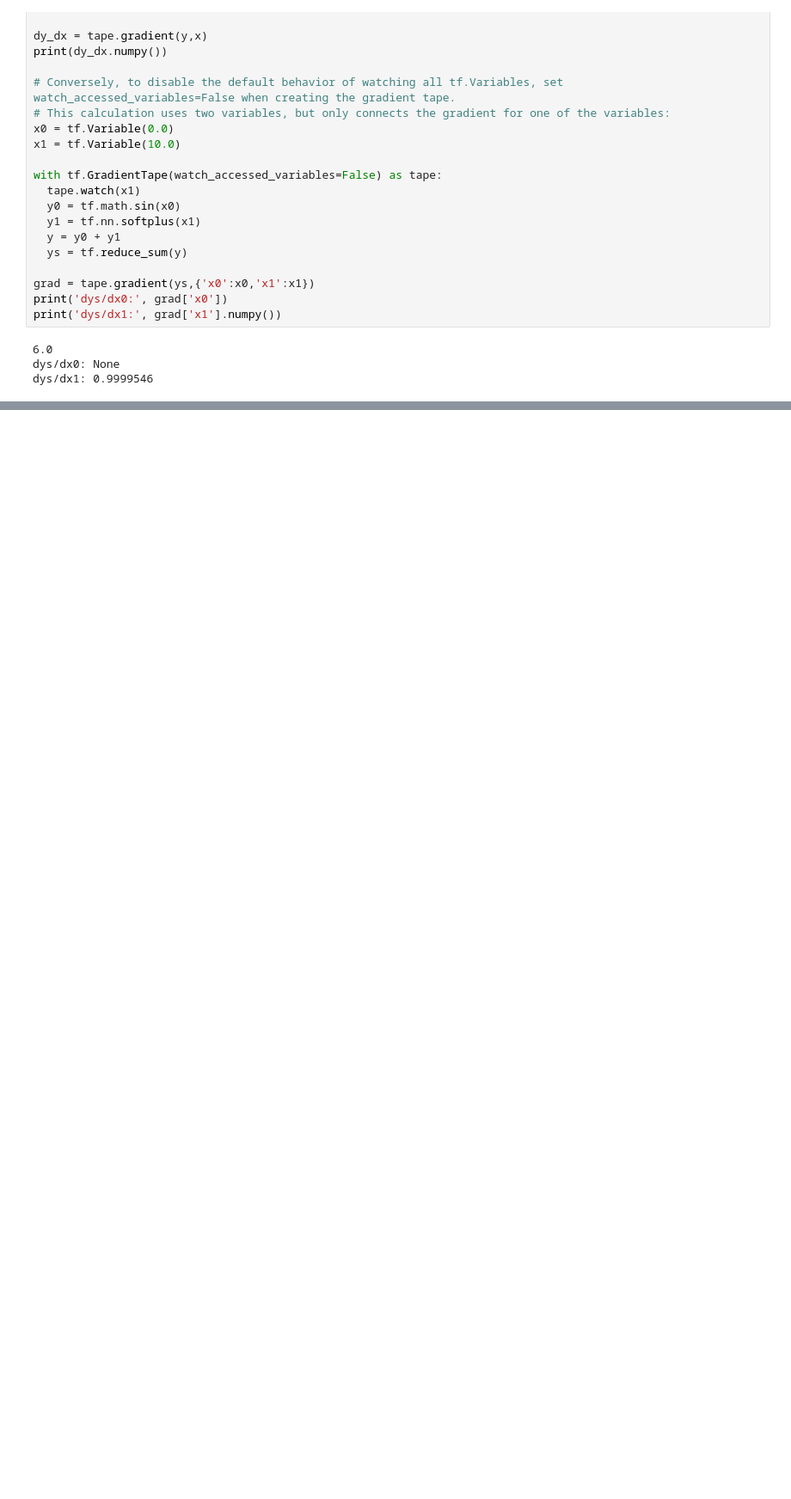
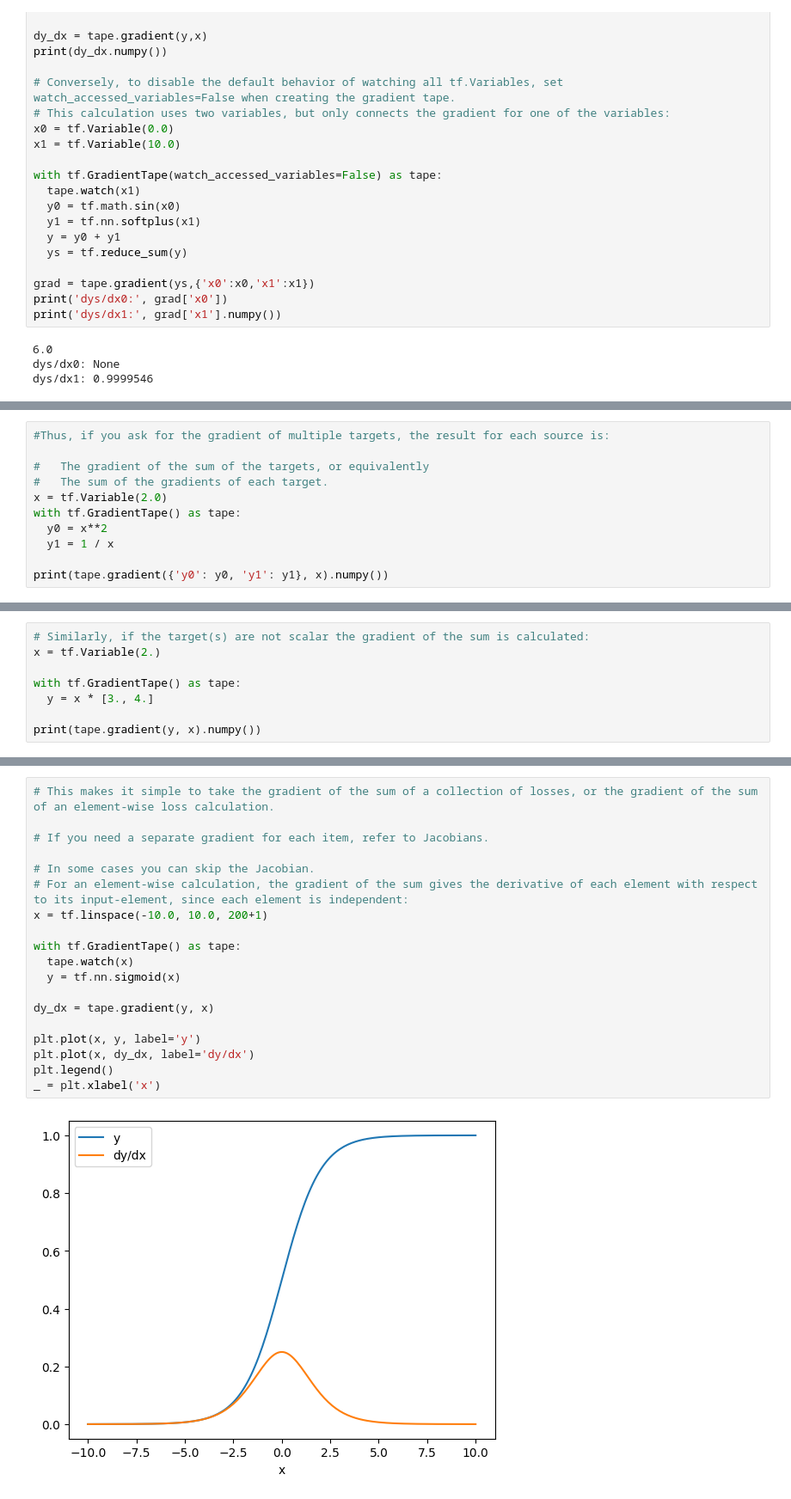
Before and after one commit to jami-sk/Deep_Learning, a Jupyter notebook: tensorflow/00-FirstStep/03-Tensorflow-Automatic-gradients.ipynb, the cells around one changed output, grey strips where cells are left out. Shown: that part at 86% size. Cells and saved outputs as stored; diff of their text form; blank space fills up the shorter version.

Commit message:
Tensorflow-Auto-Gradients

```diff
--- a/tensorflow/00-FirstStep/03-Tensorflow-Automatic-gradients.ipynb
+++ b/tensorflow/00-FirstStep/03-Tensorflow-Automatic-gradients.ipynb
@@ -119,0 +183,11 @@ dys/dx1: 0.9999546
+# %%
+#Thus, if you ask for the gradient of multiple targets, the result for each source is:
+
+#   The gradient of the sum of the targets, or equivalently
+#   The sum of the gradients of each target.
+x = tf.Variable(2.0)
+with tf.GradientTape() as tape:
+  y0 = x**2
+  y1 = 1 / x
+
+print(tape.gradient({'y0': y0, 'y1': y1}, x).numpy())
@@ -119,0 +196,8 @@ dys/dx1: 0.9999546
+# %%
+# Similarly, if the target(s) are not scalar the gradient of the sum is calculated:
+x = tf.Variable(2.)
+
+with tf.GradientTape() as tape:
+  y = x * [3., 4.]
+
+print(tape.gradient(y, x).numpy())
@@ -119,0 +206,21 @@ dys/dx1: 0.9999546
+# %%
+# This makes it simple to take the gradient of the sum of a collection of losses, or the gradient of the sum of an element-wise loss calculation.
+
+# If you need a separate gradient for each item, refer to Jacobians.
+
+# In some cases you can skip the Jacobian.
+# For an element-wise calculation, the gradient of the sum gives the derivative of each element with respect to its input-element, since each element is independent:
+x = tf.linspace(-10.0, 10.0, 200+1)
+
+with tf.GradientTape() as tape:
+  tape.watch(x)
+  y = tf.nn.sigmoid(x)
+
+dy_dx = tape.gradient(y, x)
+
+plt.plot(x, y, label='y')
+plt.plot(x, dy_dx, label='dy/dx')
+plt.legend()
+_ = plt.xlabel('x')
+# %% [output]
+[figure, added]
```
Also changed, not shown: parts of 13 cells of this notebook.
